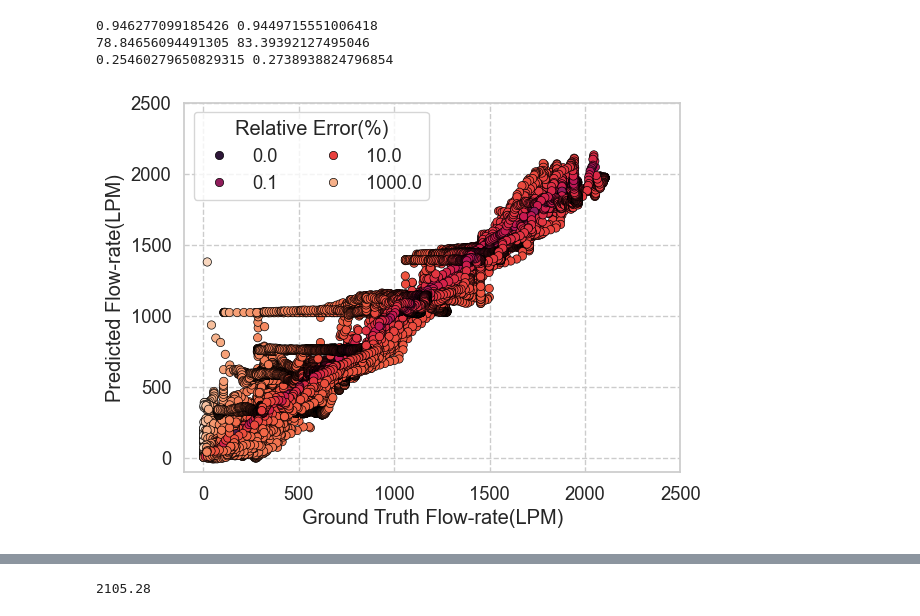
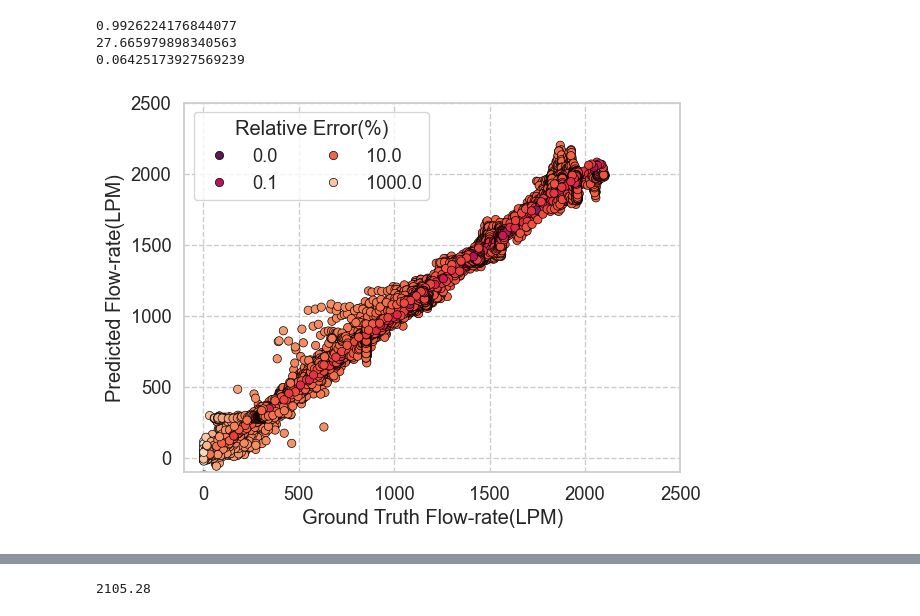
Before and after one commit to jinbeomjeong/estimate_venturi_pump_flow, a Jupyter notebook: analysis_onnx_model.ipynb, the cells around one changed output, grey strips where cells are left out. Cells and saved outputs as stored; diff of their text form; code cells hidden in the pictures.

```diff
--- a/analysis_onnx_model.ipynb
+++ b/analysis_onnx_model.ipynb
@@ -30,0 +38,7 @@ dataset.reset_index(drop=True, inplace=True)
+# %%
+new_dataset = dataset.copy()
+new_dataset = new_dataset[new_dataset[target_name] > 1]
+new_dataset.reset_index(drop=True, inplace=True)
+
+new_dataset = new_dataset[feature_name_list+[target_name]].to_numpy()
+new_dataset.shape
@@ -71,15 +83,15 @@ print((train_target.itemsize*train_target.size)/(1024**2))
 # %%
-train_feature = train_feature.astype(np.float32)
-train_target = train_target.astype(np.float32)
-
-time_list = []
-train_pred = []
-
-for input_data in tqdm(train_feature):
-    t0 = time.time()
-    input_data = np.expand_dims(input_data, axis=0)
-    train_pred.append(np.squeeze(model.run(output_names=None, input_feed={'input': input_data})).item())
-    time_list.append(time.time() - t0)
-
-time_arr = np.array(time_list)*1000
-print('Average inference time per data sequence: {:.3f} mile seconds'.format(np.mean(time_arr)))
+# train_feature = train_feature.astype(np.float32)
+# train_target = train_target.astype(np.float32)
+#
+# time_list = []
+# train_pred = []
+#
+# for input_data in tqdm(train_feature):
+#     t0 = time.time()
+#     input_data = np.expand_dims(input_data, axis=0)
+#     train_pred.append(np.squeeze(model.run(output_names=None, input_feed={'input': input_data})).item())
+#     time_list.append(time.time() - t0)
+#
+# time_arr = np.array(time_list)*1000
+# print('Average inference time per data sequence: {:.3f} mile seconds'.format(np.mean(time_arr)))
@@ -100,4 +110,6 @@ for input_data in tqdm(val_feature):
 
 time_arr = np.array(time_list)*1000
 print('Average inference time per data sequence: {:.3f} mile seconds'.format(np.mean(time_arr)))
+
+val_pred = np.array(val_pred)
 # %% [output]
@@ -108,35 +126,35 @@ df.to_csv('result/onnx_inference_time.csv', index=False)
 # %%
-print(r2_score(train_target_scaled, train_pred_scaled), r2_score(val_target_scaled, val_pred_scaled))
-print(mean_absolute_error(train_target_scaled, train_pred_scaled), mean_absolute_error(val_target_scaled, val_pred_scaled))
-print(mean_absolute_percentage_error(train_target_scaled, train_pred_scaled), mean_absolute_percentage_error(val_target_scaled, val_pred_scaled))
+print(r2_score(val_target, val_pred))
+print(mean_absolute_error(val_target, val_pred))
+print(mean_absolute_percentage_error(val_target, val_pred))
 # %% [output]
-0.946277099185426 0.9449715551006418
-78.84656094491305 83.39392127495046
-0.25460279650829315 0.2738938824796854
+0.9926224176844077
+27.665979898340563
+0.06425173927569239
 # %%
-val_abs_error = np.abs(val_target_scaled-val_pred_scaled)
-val_rela_error = (val_abs_error / val_target_scaled)*100
+val_abs_error = np.abs(val_target-val_pred)
+val_rela_error = (val_abs_error / val_target)*100
 # %%
 sns.set_theme(font_scale=1.2)
 sns.set_style('whitegrid', {'grid.linestyle': '--'})
 
-axis = sns.scatterplot(x=val_target_scaled, y=val_pred_scaled, edgecolor='black', hue=val_rela_error, hue_norm=colors.LogNorm(), palette="rocket")
+axis = sns.scatterplot(x=val_target, y=val_pred, edgecolor='black', hue=val_rela_error, hue_norm=colors.LogNorm(), palette="rocket")
 
 plt.xlim(-100, 2500)
 plt.xlabel('Ground Truth Flow-rate(LPM)')
 
 plt.ylim(-100, 2500)
 plt.ylabel('Predicted Flow-rate(LPM)')
 
 plt.legend(title='Relative Error(%)', ncol=2)
 
 legend = axis.get_legend()
 labels = legend.get_texts()
 
 for text_obj in labels:
     text = text_obj.get_text()
     corrected_string = text.replace('−', '-')
     numeric_value = float(corrected_string)
     text_obj.set_text(f'{numeric_value:0.1f}')
 # %% [output]
-[figure, old version]
+[figure, new version]
```
Also changed, not shown: parts of 13 cells of this notebook, 8 other files.
